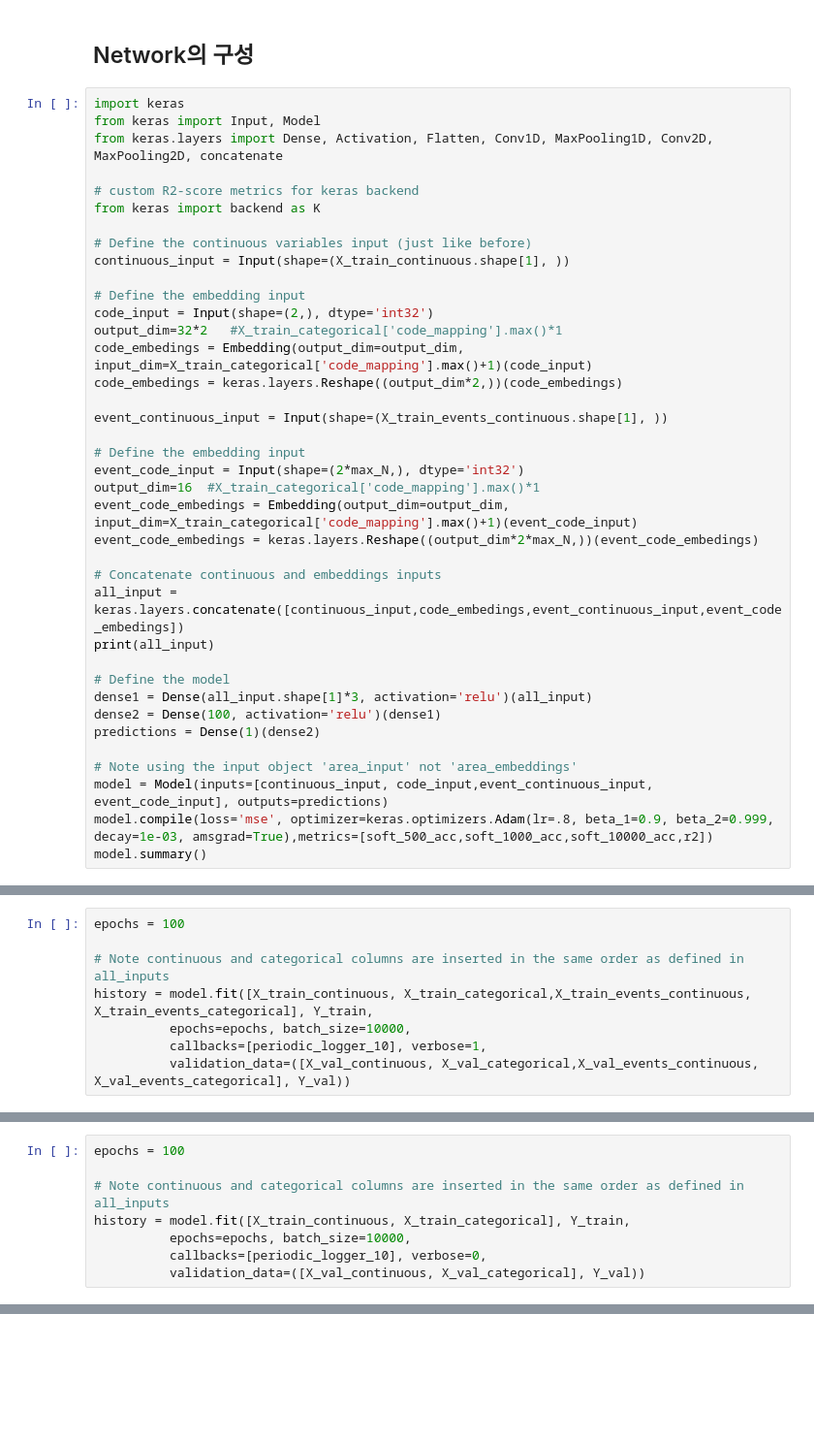
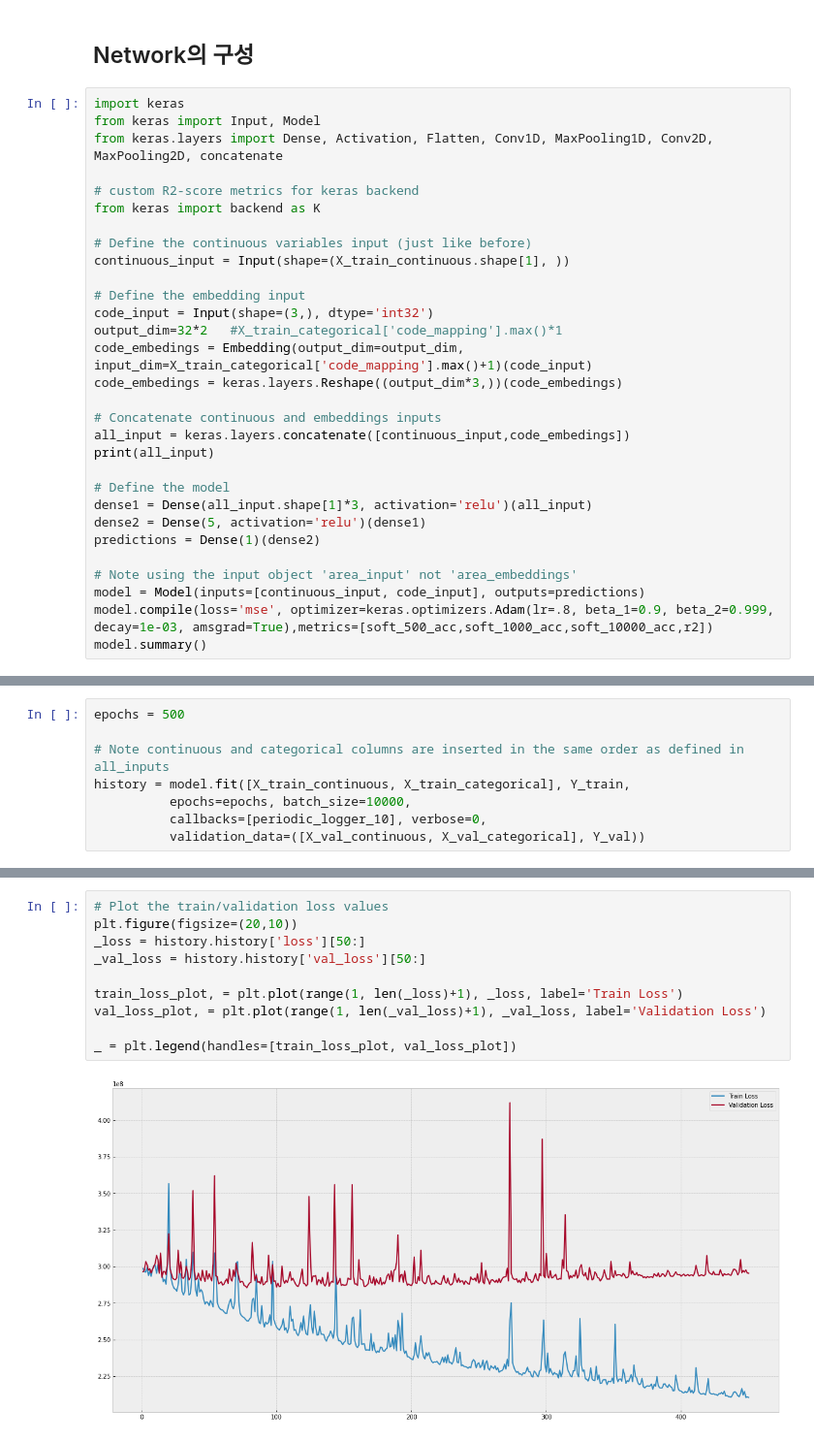
Before and after one commit to dolmani38/non-linear-regression, a Jupyter notebook: Regession_test_0809.ipynb, the cells around one changed output, grey strips where cells are left out. Shown at 97% size. Saved outputs shown, nothing was run; the diff lists cells and outputs as text; blank space fills up the shorter version.

```diff
--- a/Regession_test_0809.ipynb
+++ b/Regession_test_0809.ipynb
@@ -1014,30 +962,22 @@ from keras import backend as K
 continuous_input = Input(shape=(X_train_continuous.shape[1], ))
 
 # Define the embedding input
-code_input = Input(shape=(2,), dtype='int32')
+code_input = Input(shape=(3,), dtype='int32')
 output_dim=32*2   #X_train_categorical['code_mapping'].max()*1
 code_embedings = Embedding(output_dim=output_dim, input_dim=X_train_categorical['code_mapping'].max()+1)(code_input)
-code_embedings = keras.layers.Reshape((output_dim*2,))(code_embedings)
-
-event_continuous_input = Input(shape=(X_train_events_continuous.shape[1], ))
-
-# Define the embedding input
-event_code_input = Input(shape=(2*max_N,), dtype='int32')
-output_dim=16  #X_train_categorical['code_mapping'].max()*1
-event_code_embedings = Embedding(output_dim=output_dim, input_dim=X_train_categorical['code_mapping'].max()+1)(event_code_input)
-event_code_embedings = keras.layers.Reshape((output_dim*2*max_N,))(event_code_embedings)
+code_embedings = keras.layers.Reshape((output_dim*3,))(code_embedings)
 
 # Concatenate continuous and embeddings inputs
-all_input = keras.layers.concatenate([continuous_input,code_embedings,event_continuous_input,event_code_embedings])
+all_input = keras.layers.concatenate([continuous_input,code_embedings])
 print(all_input)
 
 # Define the model
 dense1 = Dense(all_input.shape[1]*3, activation='relu')(all_input)
-dense2 = Dense(100, activation='relu')(dense1)
+dense2 = Dense(5, activation='relu')(dense1)
 predictions = Dense(1)(dense2)
 
 # Note using the input object 'area_input' not 'area_embeddings'
-model = Model(inputs=[continuous_input, code_input,event_continuous_input, event_code_input], outputs=predictions)
+model = Model(inputs=[continuous_input, code_input], outputs=predictions)
 model.compile(loss='mse', optimizer=keras.optimizers.Adam(lr=.8, beta_1=0.9, beta_2=0.999, decay=1e-03, amsgrad=True),metrics=[soft_500_acc,soft_1000_acc,soft_10000_acc,r2])
 model.summary()
 # %% [output]
@@ -1059,11 +999,11 @@ Trainable params: 2,710,471
 Non-trainable params: 0
 __________________________________________________________________________________________________
 # %%
-epochs = 100
+epochs = 500
 
 # Note continuous and categorical columns are inserted in the same order as defined in all_inputs
-history = model.fit([X_train_continuous, X_train_categorical,X_train_events_continuous, X_train_events_categorical], Y_train,
+history = model.fit([X_train_continuous, X_train_categorical], Y_train,
           epochs=epochs, batch_size=10000,
-          callbacks=[periodic_logger_10], verbose=1,
-          validation_data=([X_val_continuous, X_val_categorical,X_val_events_continuous, X_val_events_categorical], Y_val))
+          callbacks=[periodic_logger_10], verbose=0,
+          validation_data=([X_val_continuous, X_val_categorical], Y_val))
 # %% [output]
@@ -1136,8 +1026,0 @@ ________________________________________________________________________________
-# %%
-epochs = 100
-
-# Note continuous and categorical columns are inserted in the same order as defined in all_inputs
-history = model.fit([X_train_continuous, X_train_categorical], Y_train,
-          epochs=epochs, batch_size=10000,
-          callbacks=[periodic_logger_10], verbose=0,
-          validation_data=([X_val_continuous, X_val_categorical], Y_val))
@@ -1154,0 +1027,12 @@ Epoch: 100 - {'loss': 31083073536.0, 'soft_500_acc': 0.025018759071826935, 'soft
+# %%
+# Plot the train/validation loss values
+plt.figure(figsize=(20,10))
+_loss = history.history['loss'][50:]
+_val_loss = history.history['val_loss'][50:]
+
+train_loss_plot, = plt.plot(range(1, len(_loss)+1), _loss, label='Train Loss')
+val_loss_plot, = plt.plot(range(1, len(_val_loss)+1), _val_loss, label='Validation Loss')
+
+_ = plt.legend(handles=[train_loss_plot, val_loss_plot])
+# %% [output]
+[figure, added]
```
Also changed, not shown: parts of 25 cells of this notebook.
